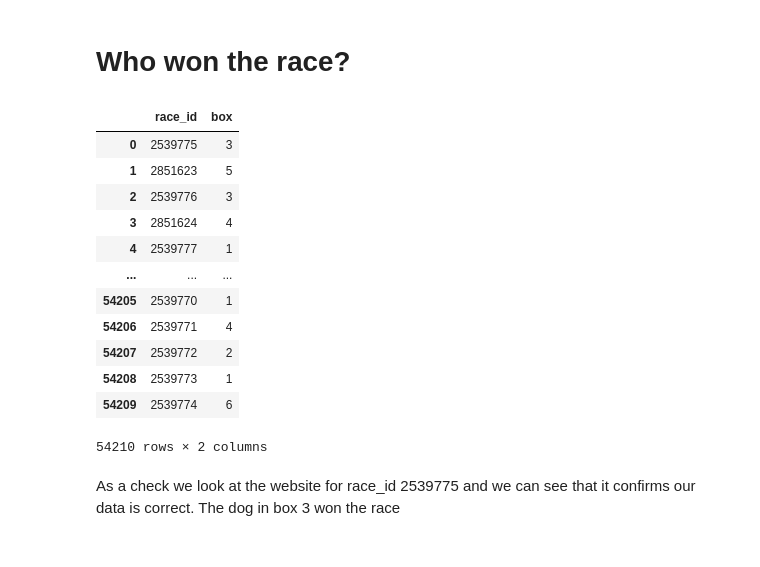
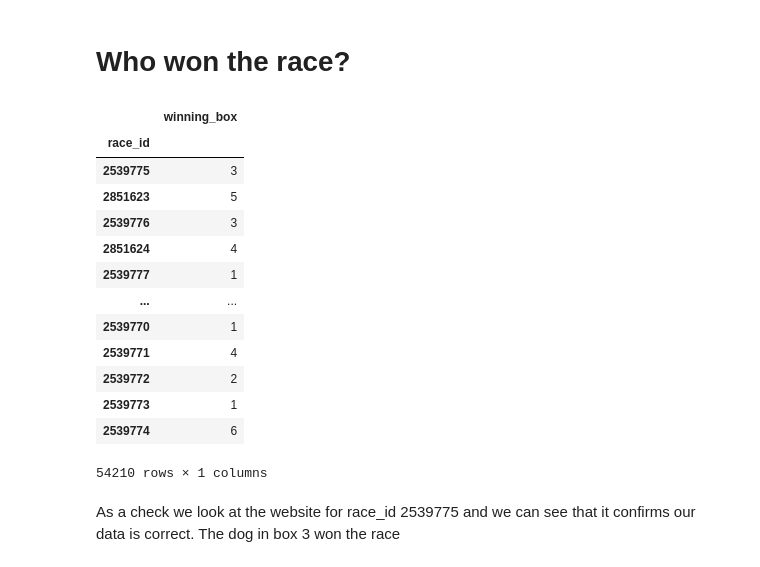
Before and after one commit to tonyjward/dogs, a Jupyter notebook: notebooks/2_Target_and_Filters.ipynb, the cells around one changed output. Drawn from its saved outputs; the diff is of its cells as text; code cells hidden in the pictures.

```diff
--- a/notebooks/Runners_and_race_winners.ipynb
+++ b/notebooks/2_Target_and_Filters.ipynb
@@ -22,30 +26,31 @@ cnx = create_engine(postgres_str)
 # Who won the race?
 # %%
 race_winner = pd.read_sql_query('''
-SELECT p.race_id, p.box
+SELECT p.race_id, p.box as winning_box
 FROM positions p
 RIGHT JOIN
     (SELECT race_id, max(dog_id) as dog_id
 FROM positions
 WHERE fin = 1
 GROUP BY race_id) win
 ON p.race_id = win.race_id AND p.dog_id = win.dog_id
-''', cnx)
+''', cnx, index_col = 'race_id')
 race_winner
 # %% [output]
-|  | race_id | box |
-| 0 | 2539775 | 3 |
-| 1 | 2851623 | 5 |
-| 2 | 2539776 | 3 |
-| 3 | 2851624 | 4 |
-| 4 | 2539777 | 1 |
-| ... | ... | ... |
-| 54205 | 2539770 | 1 |
-| 54206 | 2539771 | 4 |
-| 54207 | 2539772 | 2 |
-| 54208 | 2539773 | 1 |
-| 54209 | 2539774 | 6 |
+|  | winning_box |
+| race_id |  |
+| 2539775 | 3 |
+| 2851623 | 5 |
+| 2539776 | 3 |
+| 2851624 | 4 |
+| 2539777 | 1 |
+| ... | ... |
+| 2539770 | 1 |
+| 2539771 | 4 |
+| 2539772 | 2 |
+| 2539773 | 1 |
+| 2539774 | 6 |
-54210 rows × 2 columns
+54210 rows × 1 columns
 # %% [markdown]
 As a check we look at the website for race_id 2539775 and we can see that it confirms our data is correct. The dog in box 3 won the race
 # %% [markdown]
```
Also changed, not shown: parts of 9 cells of this notebook, 9 other files.
